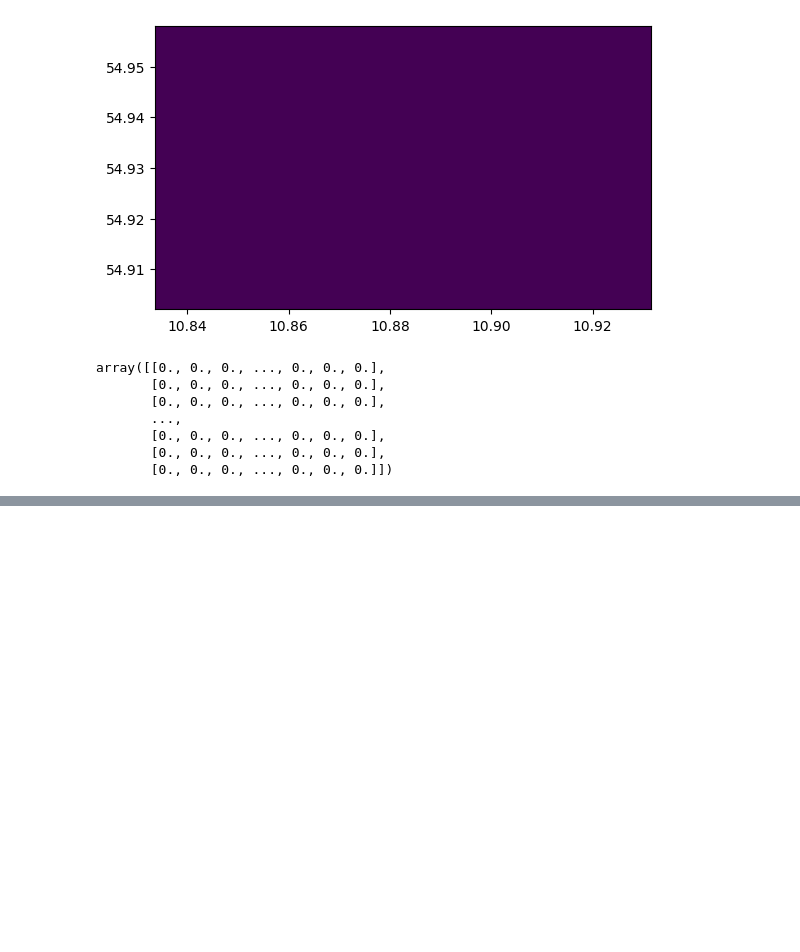
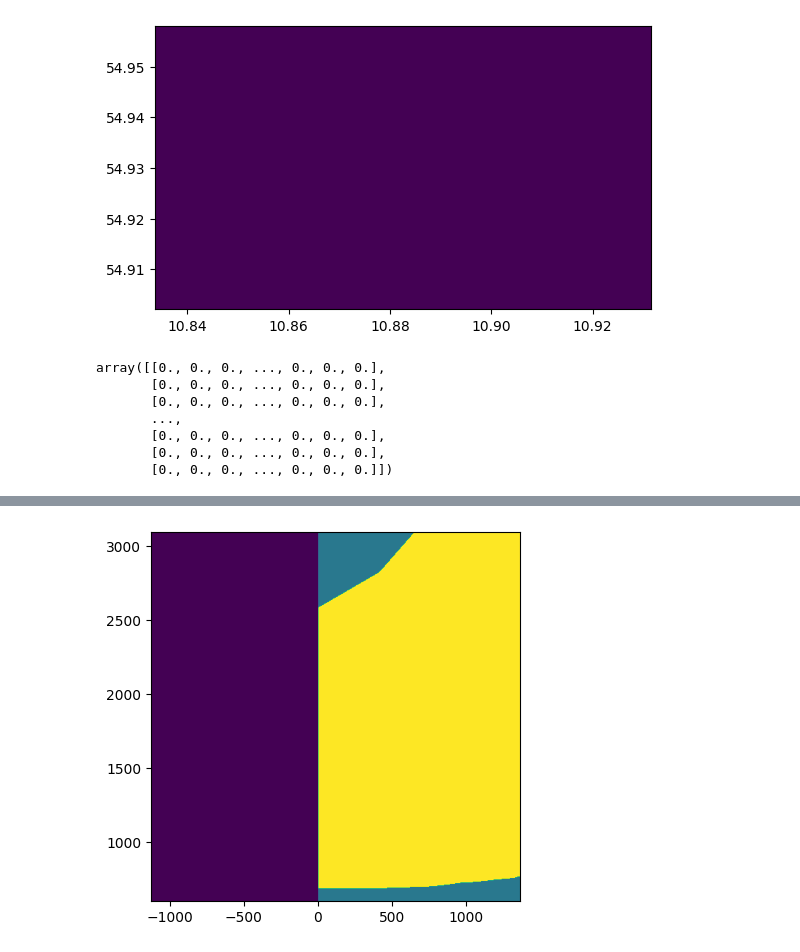
Before and after one commit to esquivelrs/scm_irl, a Jupyter notebook: notebooks/load_data.ipynb, the cells around one changed output, grey strips where cells are left out. Saved outputs shown, nothing was run; the diff lists cells and outputs as text; code cells hidden in the pictures; blank space fills up the shorter version.

```diff
--- a/notebooks/load_data.ipynb
+++ b/notebooks/load_data.ipynb
@@ -912,0 +1005,93 @@ array([[0., 0., 0., ..., 0., 0., 0.],
+# %%
+from scm_irl.env.scm_irl_env import ScmIrlEnv
+from sllib.conversions.geo_conversions import north_east_to_lat_lon, mps2knots, lat_lon_to_north_east
+import numpy as np
+
+
+import matplotlib.pyplot as plt
+from matplotlib.patches import Polygon
+from matplotlib.patches import Circle
+
+
+env = ScmIrlEnv("/home/rolando/Documents/DTU/SCMarine/ais-and-charts-sample/ais_data/scenario_2a66ceaf61", mmsi=215811000)
+
+
+# 219023834
+#mmsi: 215811000, start_time: 1577904600.0, end_time: 1577906100.0
+#mmsi: 219023834, start_time: 1577904600.0, end_time: 1577906100.0
+
+lands = env.scenario.scenario_to_lands_north_east()
+
+depths = env.scenario.scenario_to_depths_north_east()
+
+
+from shapely.affinity import translate, rotate
+from shapely.geometry import Polygon
+from shapely.geometry import MultiPolygon
+from shapely.geometry import Point
+
+rot_angle = -env.agent_state.cog*180/np.pi
+rot_angle = 0
+# Calculate the common centroid
+all_polygons = MultiPolygon([Polygon([(x[1], x[0]) for x in depth[0]]) for depth in depths] + [Polygon([(x[1], x[0]) for x in land]) for land in lands])
+common_centroid = all_polygons.centroid
+#common_centroid = Point(env.agent_state.lon, env.agent_state.lat)
+
+# Rotate the polygons
+for i, depth in enumerate(depths):
+    depths[i] = (rotate(Polygon([(x[1], x[0]) for x in depth[0]]), rot_angle, origin=common_centroid), depth[1])
+
+for i, land in enumerate(lands):
+    lands[i] = rotate(Polygon([(x[1], x[0]) for x in land]), rot_angle, origin=common_centroid)
+
+
+
+
+# conver this to a matrix
+import numpy as np
+import rasterio
+from rasterio.features import rasterize
+from shapely.geometry import Polygon
+
+# Define the size of the matrix
+matrix_size = (500, 500)
+
+# Create an empty matrix
+matrix = np.zeros(matrix_size)
+
+depths_pos = [x[0] for x in depths]
+
+# Calculate the bounds of the polygons
+# min_x = min(min(x[1] for x in polygon.exterior.coords) for polygon in lands + depths_pos)
+# max_x = max(max(x[1] for x in polygon.exterior.coords) for polygon in lands + depths_pos)
+# min_y = min(min(x[0] for x in polygon.exterior.coords) for polygon in lands + depths_pos)
+# max_y = max(max(x[0] for x in polygon.exterior.coords) for polygon in lands + depths_pos)
+
+vessel_range_x = 2500
+vessel_range_y = 2500
+
+min_x = env.agent_state.lon - vessel_range_x/2
+max_x = env.agent_state.lon + vessel_range_x/2
+min_y = env.agent_state.lat - vessel_range_y/2
+max_y = env.agent_state.lat + vessel_range_y/2
+
+
+
+# Define the transformation from matrix coordinates to real world coordinates
+transform = rasterio.transform.from_origin(min_x, max_y, (max_x - min_x) / matrix_size[1], (max_y - min_y) / matrix_size[0])
+
+# For each depth polygon, rasterize the polygon onto the matrix
+for depth in depths:
+    matrix += rasterize([(depth[0], depth[1])], out_shape=matrix_size, transform=transform)
+
+# For each land polygon, rasterize the polygon onto the matrix
+matrix_land = np.zeros(matrix_size)
+for land in lands:
+    matrix_land += rasterize([(land, 1)], out_shape=matrix_size, transform=transform)
+
+matrix = np.where(matrix_land == 1, 0, matrix)
+
+rotated_matrix = np.rot90(matrix, 3)
+# Plot the matrix
+plt.imshow(rotated_matrix, cmap='viridis', extent=(min_y, max_y, min_x, max_x), origin='lower')
+# %% [output]
@@ -912,0 +1100 @@ array([[0., 0., 0., ..., 0., 0., 0.],
+[figure, added]
```
Also changed, not shown: parts of 27 cells of this notebook, 16 other files.
